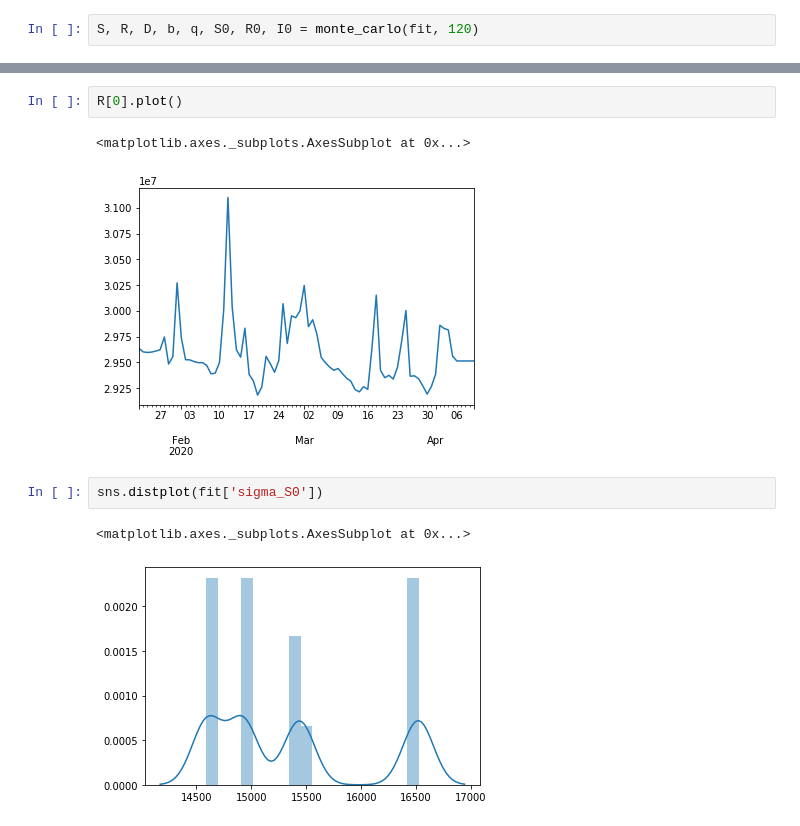
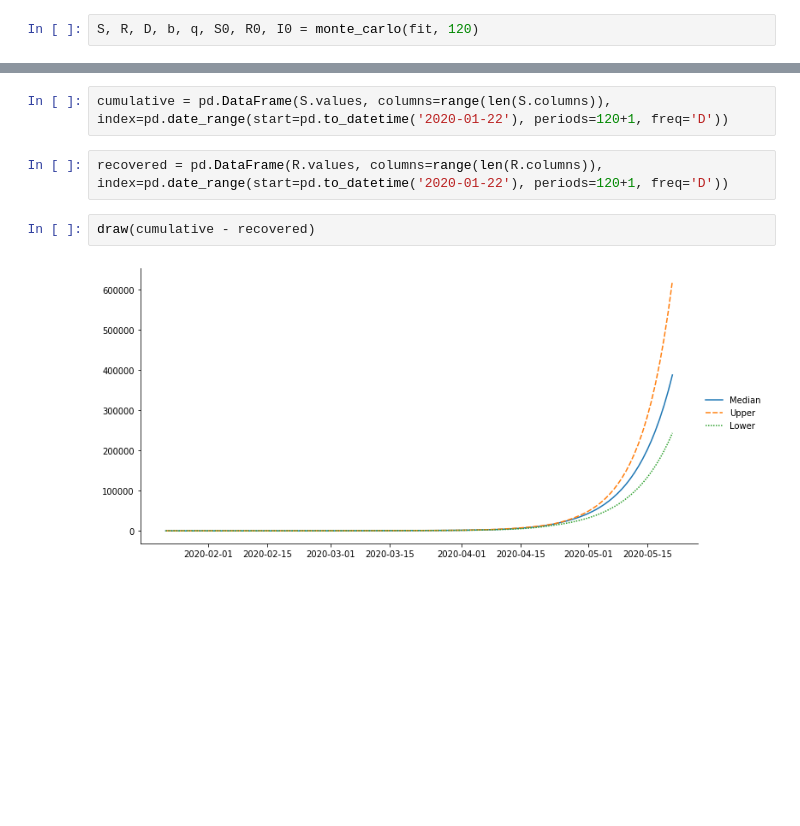
Before and after one commit to yoriyuki/COVID-19, a Jupyter notebook: prediction/Turzin.ipynb, the cells around one changed output, grey strips where cells are left out. Drawn from its saved outputs; the diff is of its cells as text; blank space fills up the shorter version.

```diff
--- a/prediction/Turzin.ipynb
+++ b/prediction/Turzin.ipynb
@@ -253,10 +219,8 @@ S[0].plot()
-# %%
-R[0].plot()
-# %% [output]
-<matplotlib.axes._subplots.AxesSubplot at 0x...>
-[figure, removed]
-# %%
-sns.distplot(fit['sigma_S0'])
-# %% [output]
-<matplotlib.axes._subplots.AxesSubplot at 0x...>
-[figure, removed]
+# %%
+cumulative = pd.DataFrame(S.values, columns=range(len(S.columns)), index=pd.date_range(start=pd.to_datetime('2020-01-22'), periods=120+1, freq='D'))
+# %%
+recovered = pd.DataFrame(R.values, columns=range(len(R.columns)), index=pd.date_range(start=pd.to_datetime('2020-01-22'), periods=120+1, freq='D'))
+# %%
+draw(cumulative - recovered)
+# %% [output]
+[figure, added]
```
Also changed, not shown: parts of 17 cells of this notebook.
